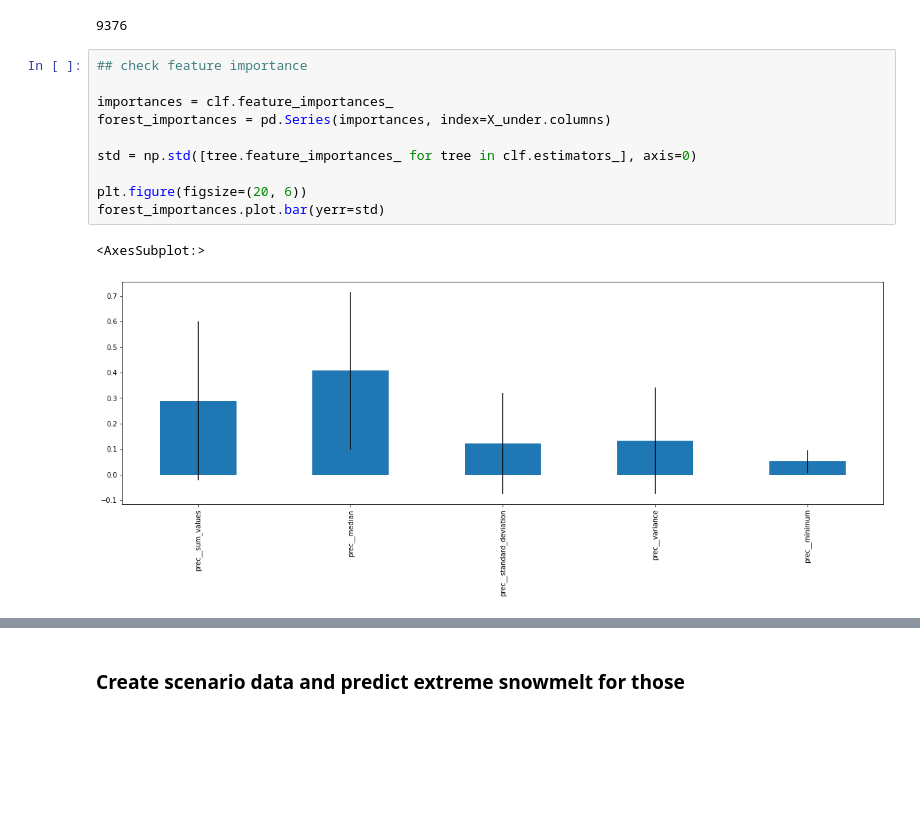
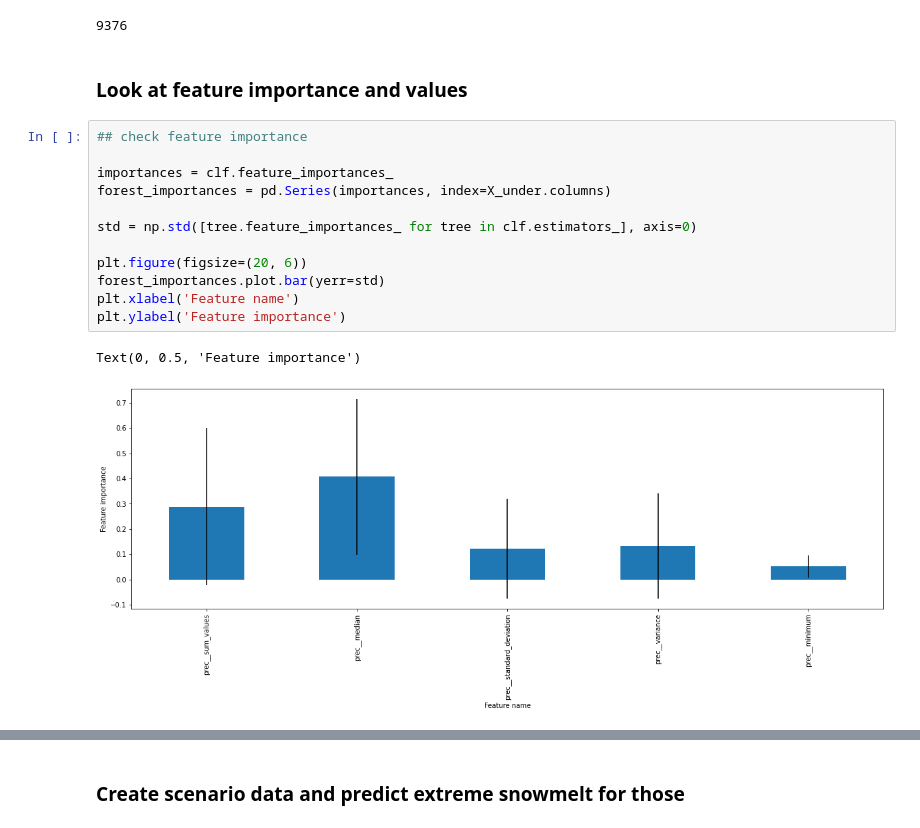
Before and after one commit to cbaggini/extreme-snowmelt-forecast, a Jupyter notebook: extreme-snowmelt-climate-change.ipynb, the cells around one changed output, grey strips where cells are left out. Drawn from its saved outputs; the diff is of its cells as text; blank space fills up the shorter version.

Commit message:
added result graphs

```diff
--- a/extreme-snowmelt-climate-change.ipynb
+++ b/extreme-snowmelt-climate-change.ipynb
@@ -73,16 +79,20 @@ present_all = clf.predict(X_under)
 len(present_all)
 # %% [output]
 9376
+# %% [markdown]
+### Look at feature importance and values
 # %%
 ## check feature importance
 
 importances = clf.feature_importances_
 forest_importances = pd.Series(importances, index=X_under.columns)
 
 std = np.std([tree.feature_importances_ for tree in clf.estimators_], axis=0)
 
 plt.figure(figsize=(20, 6))
 forest_importances.plot.bar(yerr=std)
+plt.xlabel('Feature name')
+plt.ylabel('Feature importance')
 # %% [output]
-<AxesSubplot:>
+Text(0, 0.5, 'Feature importance')
-[figure, old version]
+[figure, new version]
```
Also changed, not shown: parts of 19 cells of this notebook, 1 other file.
